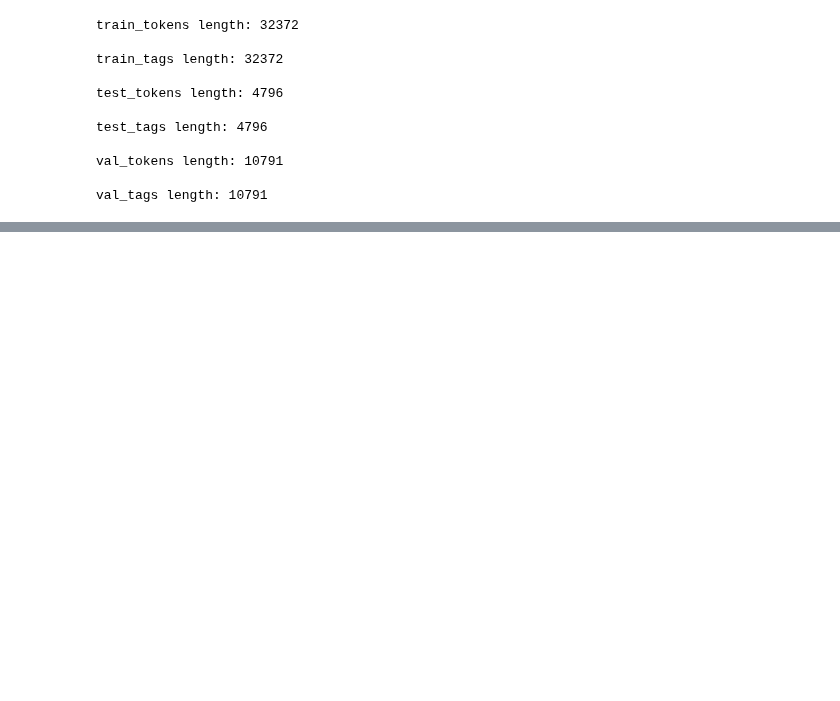
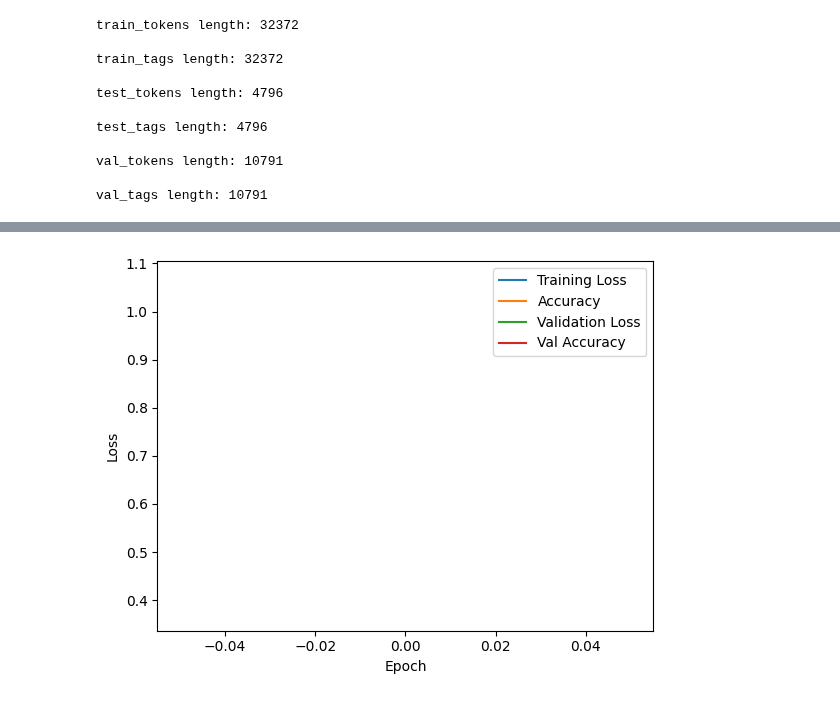
Before and after one commit to Parzival-Prime/Named_Entity_Recognition_MLOps, a Jupyter notebook: notebook/named_entity_recognition.ipynb, the cells around one changed output, grey strips where cells are left out. Drawn from its saved outputs; the diff is of its cells as text; code cells hidden in the pictures; blank space fills up the shorter version.

```diff
--- a/notebook/named_entity_recognition.ipynb
+++ b/notebook/named_entity_recognition.ipynb
@@ -14 +36,3 @@ print(data.head())
+# %%
+data.rename(columns={'Sentence #': 'Sentence'}, inplace=True)
 # %%
@@ -34,4 +57,4 @@ data['word_idx'] = data['Word'].map(token2index)
 data['tag_idx'] = data['Tag'].map(tag2index)
 # %%
 data_fillna = data.fillna(method='ffill', axis=0)
-data_group = data_fillna.groupby(['Sentence #'], as_index=False)[['Word', 'POS', 'Tag', 'word_idx', 'tag_idx']].agg(lambda x: list(x))
+data_group = data_fillna.groupby(['Sentence'], as_index=False)[['Word', 'POS', 'Tag', 'word_idx', 'tag_idx']].agg(lambda x: list(x))
@@ -107,9 +125,5 @@ def get_bilstm_lstm_model():
 
     return model
 # %%
-def train_model(X, y, model):
-    loss = list()
-    for i in range(25):
-        hist = model.fit(X, y, batch_size=1000, verbose=1, epochs=1, validation_split=0.2)
-        loss.append(hist.history['loss'][0])
-    return loss
+BATCH_SIZE=1000
+EPOCHS=1
@@ -149,0 +130,77 @@ KeyboardInterrupt:
+# %%
+early_Stopping = EarlyStopping(
+    monitor='val_accuracy',
+    patience=5,
+    restore_best_weights=True
+)
+# %%
+
+import mlflow.tensorflow
+
+
+logging.info('Starting MLflow run...')
+
+with mlflow.start_run():
+    start_time = time.time()
+    try:
+        logging.info('Logging processing parameters...')
+        mlflow.log_param('optimizer', 'Adam')
+        mlflow.log_param('batch_size', 1000)
+        mlflow.log_param('epochs', 1)
+
+        logging.info('Initializing BiLSTM Model...')
+        model = get_bilstm_lstm_model()
+
+        logging.info('Training Neural Network...')
+        history = model.fit(train_tokens, np.array(train_tags),
+                            validation_data=(val_tokens, np.array(val_tags)),
+                            epochs=EPOCHS,
+                            batch_size=BATCH_SIZE,
+                            callbacks=[early_Stopping])
+        logging.info('Network Training Complete')
+
+        logging.info('Logging Training metrics...')
+        history = history.history
+
+        logging.info(f"loss: {history['loss']}")
+        logging.info(f"accuracy: {history['accuracy']}")
+        logging.info(f"val_loss: {history['val_loss']}")
+        logging.info(f"val_accuracy: {history['val_accuracy']}")
+
+        mlflow.log_metric('loss', history['loss'][-1])
+        mlflow.log_metric('accuracy', history['accuracy'][-1])
+        mlflow.log_metric('val_loss', history['val_loss'][-1])
+        mlflow.log_metric('val_accuracy', history['val_accuracy'][-1])
+
+        logging.info('Plotting graphs...')
+        plt.plot(history['loss'], label='Training Loss')
+        plt.plot(history['accuracy'], label='Accuracy')
+        plt.plot(history['val_loss'], label='Validation Loss')
+        plt.plot(history['val_accuracy'], label='Val Accuracy')
+        plt.xlabel('Epoch')
+        plt.ylabel('Loss')
+        plt.legend()
+        plt.show()
+
+        logging.info('Logging Model Parameters...')
+        mlflow.log_param('model', 'Bi-LSTM')
+
+        logging.info('Testing the model...')
+
+        nlp = spacy.load("en_core_web_sm")
+        text = nlp('Hi I am Divyanshu. I am from India. I like watching Anime and I am trying to become a ML Engineer')
+        displacy.render(text, style='ent', jupyter=True)
+
+        logging.info('This is a text classification model. I will calculate metrics later, right now I am just logging model.')
+        mlflow.tensorflow.log_model(model, 'model')
+
+        end_time = time.time()
+        logging.info(f'Model training and logging completed in {end_time-start_time} seconds.')
+
+        logging.info('Saving model in .h5 format into models directory...')
+        model.save('model.h5')
+        logging.info('Model Saved!')
+
+    except Exception as e:
+        logging.error(f"An error occurred: {e}", exc_info=True)
+# %% [output]
@@ -149,0 +235 @@ KeyboardInterrupt:
+[figure, added]
```
Also changed, not shown: parts of 14 cells of this notebook, 18 other files.
